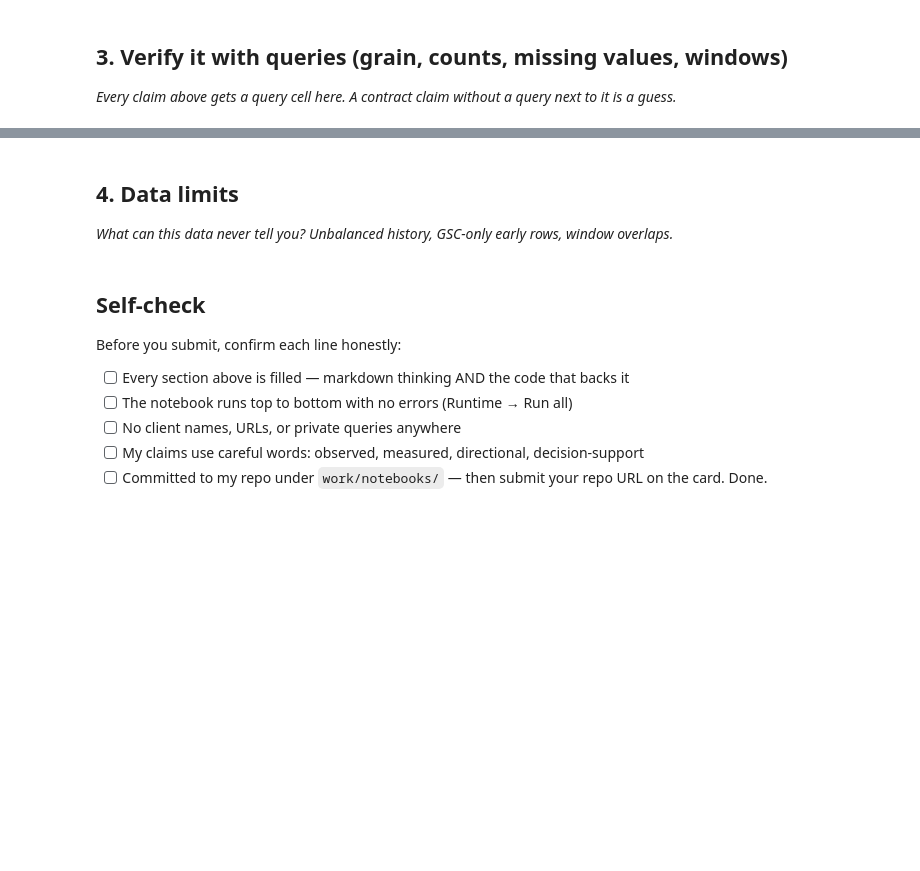
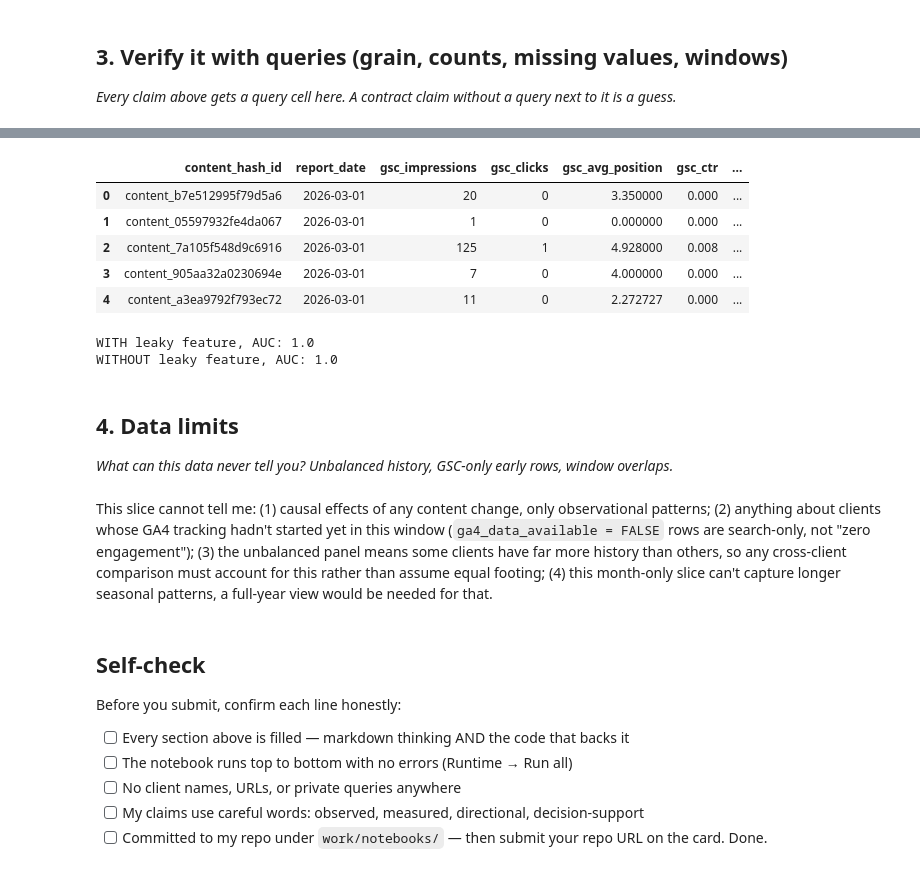
Before and after one commit to maheen-armghan/flyrank-internship, a Jupyter notebook: work/notebooks/w03_data_contract.ipynb, the cells around one changed output, grey strips where cells are left out. Drawn from its saved outputs; the diff is of its cells as text; code cells hidden in the pictures; blank space fills up the shorter version.

```diff
--- a/work/notebooks/w03_data_contract.ipynb
+++ b/work/notebooks/w03_data_contract.ipynb
@@ -30,3 +160,48 @@ This skeleton is yours to fill. Work the sections **in order** — each one has
+# %%
+feat_q = """
+SELECT
+  content_hash_id,
+  report_date,
+  gsc_impressions,                                    -- available when: observed the same day, before any refresh decision
+  gsc_clicks,                                          -- available when: observed the same day
+  gsc_avg_position,                                    -- available when: observed the same day
+  CASE WHEN gsc_impressions > 0
+       THEN gsc_clicks * 1.0 / gsc_impressions
+       ELSE NULL END AS gsc_ctr,                       -- available when: derived same-day from clicks/impressions
+  ga4_engaged_sessions                                 -- available when: observed the same day
+FROM 'hf://datasets/FlyRank/internship-warehouse/fact_content_daily_performance/month=2026-03/*.parquet'
+WHERE gsc_data_available IS TRUE
+LIMIT 1000
+"""
+features = con.sql(feat_q).df()
+features.head()
+# %% [output]
+|  | content_hash_id | report_date | gsc_impressions | gsc_clicks | gsc_avg_position | gsc_ctr | ... |
+| 0 | content_b7e512995f79d5a6 | 2026-03-01 | 20 | 0 | 3.350000 | 0.000 | ... |
+| 1 | content_05597932fe4da067 | 2026-03-01 | 1 | 0 | 0.000000 | 0.000 | ... |
+| 2 | content_7a105f548d9c6916 | 2026-03-01 | 125 | 1 | 4.928000 | 0.008 | ... |
+| 3 | content_905aa32a0230694e | 2026-03-01 | 7 | 0 | 4.000000 | 0.000 | ... |
+| 4 | content_a3ea9792f793ec72 | 2026-03-01 | 11 | 0 | 2.272727 | 0.000 | ... |
+# %%
+import numpy as np
+from sklearn.tree import DecisionTreeClassifier
+from sklearn.metrics import roc_auc_score
+
+features["fake_label"] = (features["gsc_ctr"] > features["gsc_ctr"].median()).astype(int)
+
+features["leaky_feature"] = features["gsc_ctr"] * 100
+
+X_leaky = features[["gsc_impressions", "gsc_clicks", "gsc_avg_position", "leaky_feature"]].fillna(0)
+y = features["fake_label"]
+clf = DecisionTreeClassifier(max_depth=3).fit(X_leaky, y)
+print("WITH leaky feature, AUC:", roc_auc_score(y, clf.predict_proba(X_leaky)[:,1]))
+
+X_honest = features[["gsc_impressions", "gsc_clicks", "gsc_avg_position"]].fillna(0)
+clf2 = DecisionTreeClassifier(max_depth=3).fit(X_honest, y)
+print("WITHOUT leaky feature, AUC:", roc_auc_score(y, clf2.predict_proba(X_honest)[:,1]))
+# %% [output]
+WITH leaky feature, AUC: 1.0
+WITHOUT leaky feature, AUC: 1.0
 # %% [markdown]
 ## 4. Data limits
 
@@ -34,6 +209,8 @@ This skeleton is yours to fill. Work the sections **in order** — each one has
 # %%
 # This cell is for CODE (numbers, a query, a check).
 # Write your text answer in the cell ABOVE this one — typing sentences here breaks Run All.
+# %% [markdown]
+This slice cannot tell me: (1) causal effects of any content change, only observational patterns; (2) anything about clients whose GA4 tracking hadn't started yet in this window (`ga4_data_available = FALSE` rows are search-only, not "zero engagement"); (3) the unbalanced panel means some clients have far more history than others, so any cross-client comparison must account for this rather than assume equal footing; (4) this month-only slice can't capture longer seasonal patterns, a full-year view would be needed for that.
 # %% [markdown]
 ## Self-check
 
```
Also changed, not shown: parts of 12 cells of this notebook.
